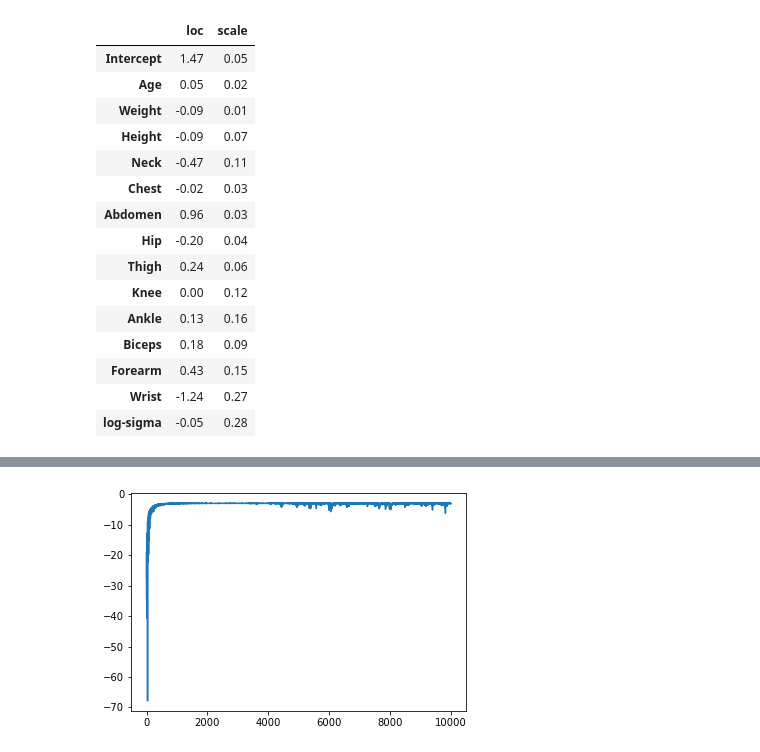
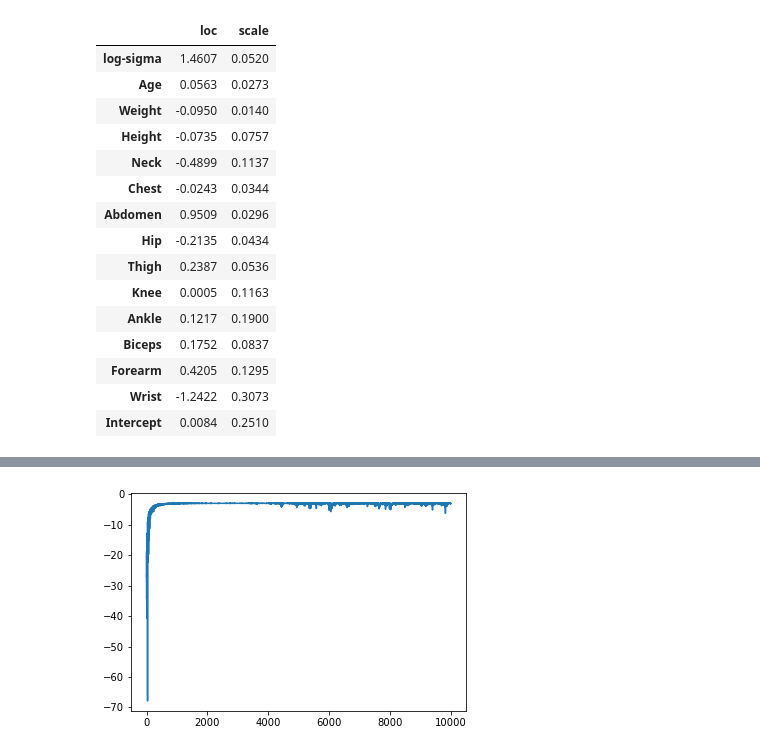
Before and after one commit to mkomod/variational-inference, a Jupyter notebook: py/bodyfat_regressions.ipynb, the cells around one changed output, grey strips where cells are left out. Cells and saved outputs as stored; diff of their text form; code cells hidden in the pictures.

```diff
--- a/py/bodyfat_regressions.ipynb
+++ b/py/bodyfat_regressions.ipynb
@@ -64,26 +66,26 @@ posterior_scale = pyro.param("AutoDiagonalNormal.scale").numpy().copy()
 # %%
 # VI results -- calculated from posterior samples
 pd.DataFrame({
     "loc": posterior_loc,
     "scale": posterior_scale,
-}, index=["Intercept"] + list(data.drop("Bodyfat", axis=1).columns) + ["log-sigma"]).pipe(lambda df: np.round(df, 2))
+}, index=["log-sigma"] + list(data.drop("Bodyfat", axis=1).columns) + ["Intercept"]).pipe(lambda df: np.round(df, 4))
 # %% [output]
 |  | loc | scale |
-| Intercept | 1.47 | 0.05 |
-| Age | 0.05 | 0.02 |
-| Weight | -0.09 | 0.01 |
-| Height | -0.09 | 0.07 |
-| Neck | -0.47 | 0.11 |
-| Chest | -0.02 | 0.03 |
-| Abdomen | 0.96 | 0.03 |
-| Hip | -0.20 | 0.04 |
-| Thigh | 0.24 | 0.06 |
-| Knee | 0.00 | 0.12 |
-| Ankle | 0.13 | 0.16 |
-| Biceps | 0.18 | 0.09 |
-| Forearm | 0.43 | 0.15 |
-| Wrist | -1.24 | 0.27 |
-| log-sigma | -0.05 | 0.28 |
+| log-sigma | 1.4607 | 0.0520 |
+| Age | 0.0563 | 0.0273 |
+| Weight | -0.0950 | 0.0140 |
+| Height | -0.0735 | 0.0757 |
+| Neck | -0.4899 | 0.1137 |
+| Chest | -0.0243 | 0.0344 |
+| Abdomen | 0.9509 | 0.0296 |
+| Hip | -0.2135 | 0.0434 |
+| Thigh | 0.2387 | 0.0536 |
+| Knee | 0.0005 | 0.1163 |
+| Ankle | 0.1217 | 0.1900 |
+| Biceps | 0.1752 | 0.0837 |
+| Forearm | 0.4205 | 0.1295 |
+| Wrist | -1.2422 | 0.3073 |
+| Intercept | 0.0084 | 0.2510 |
 # %%
 torch.manual_seed(21)
 tic = time.time()
```
Also changed, not shown: parts of 14 cells of this notebook, 6 other files.
